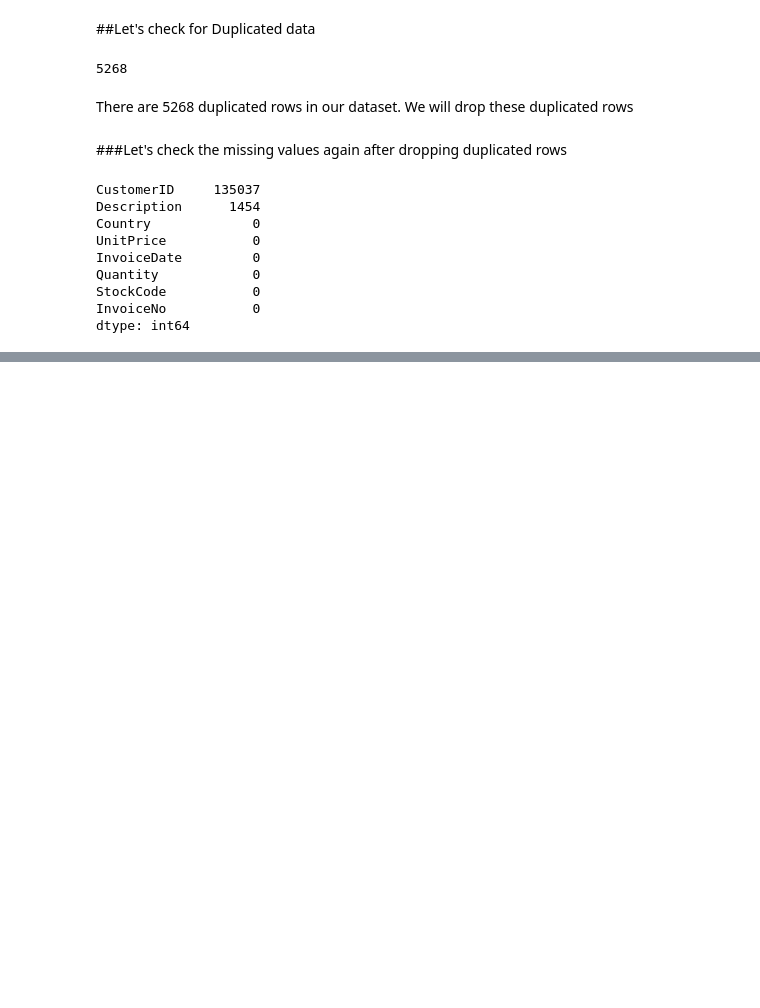
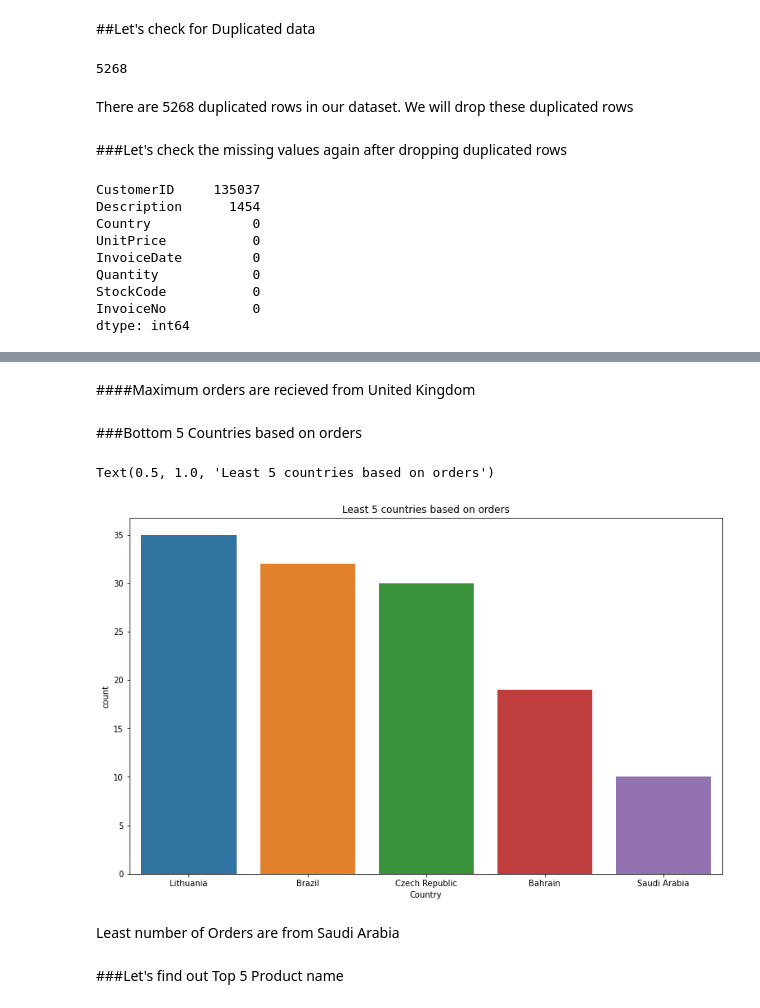
Before and after one commit to Aayushi-Sharma24/Online_Retail_Customer_Segmentation_Unsupervised, a Jupyter notebook: Online_Retail_Customer_Segmentation_Capstone_Project.ipynb, the cells around one changed output, grey strips where cells are left out. Cells and saved outputs as stored; diff of their text form; code cells hidden in the pictures; blank space fills up the shorter version.

```diff
--- a/Online_Retail_Customer_Segmentation_Capstone_Project.ipynb
+++ b/Online_Retail_Customer_Segmentation_Capstone_Project.ipynb
@@ -164,0 +178,16 @@ dtype: int64
+# %% [markdown]
+####Maximum orders are recieved from United Kingdom
+# %% [markdown]
+###Bottom 5 Countries based on orders
+# %%
+#Plotting data using countplot
+plt.figure(figsize=(13,8))
+sns.countplot(x='Country', data=df, order=df.Country.value_counts().iloc[33:].index)
+plt.title("Least 5 countries based on orders")
+# %% [output]
+Text(0.5, 1.0, 'Least 5 countries based on orders')
+[figure, added]
+# %% [markdown]
+Least number of Orders are from Saudi Arabia
+# %% [markdown]
+###Let's find out Top 5 Product name
```
Also changed, not shown: parts of 23 cells of this notebook.
